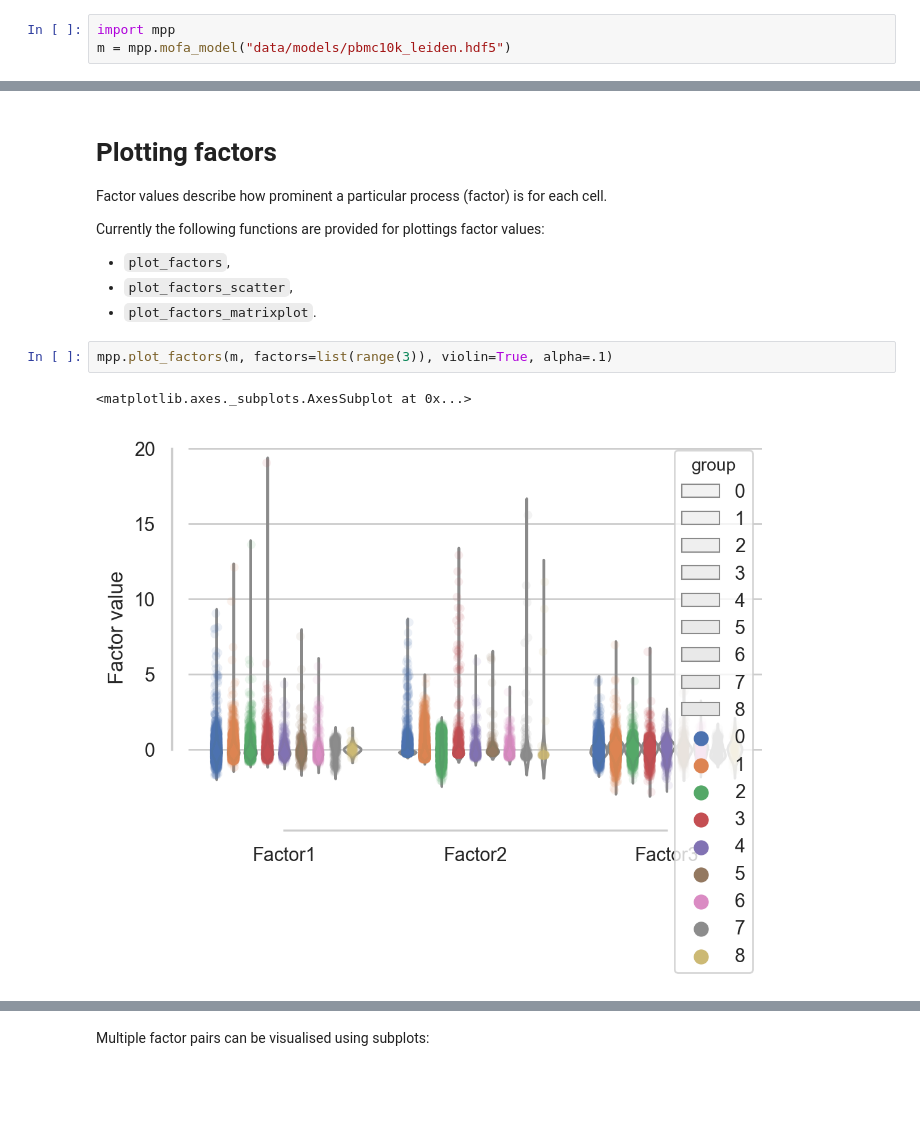
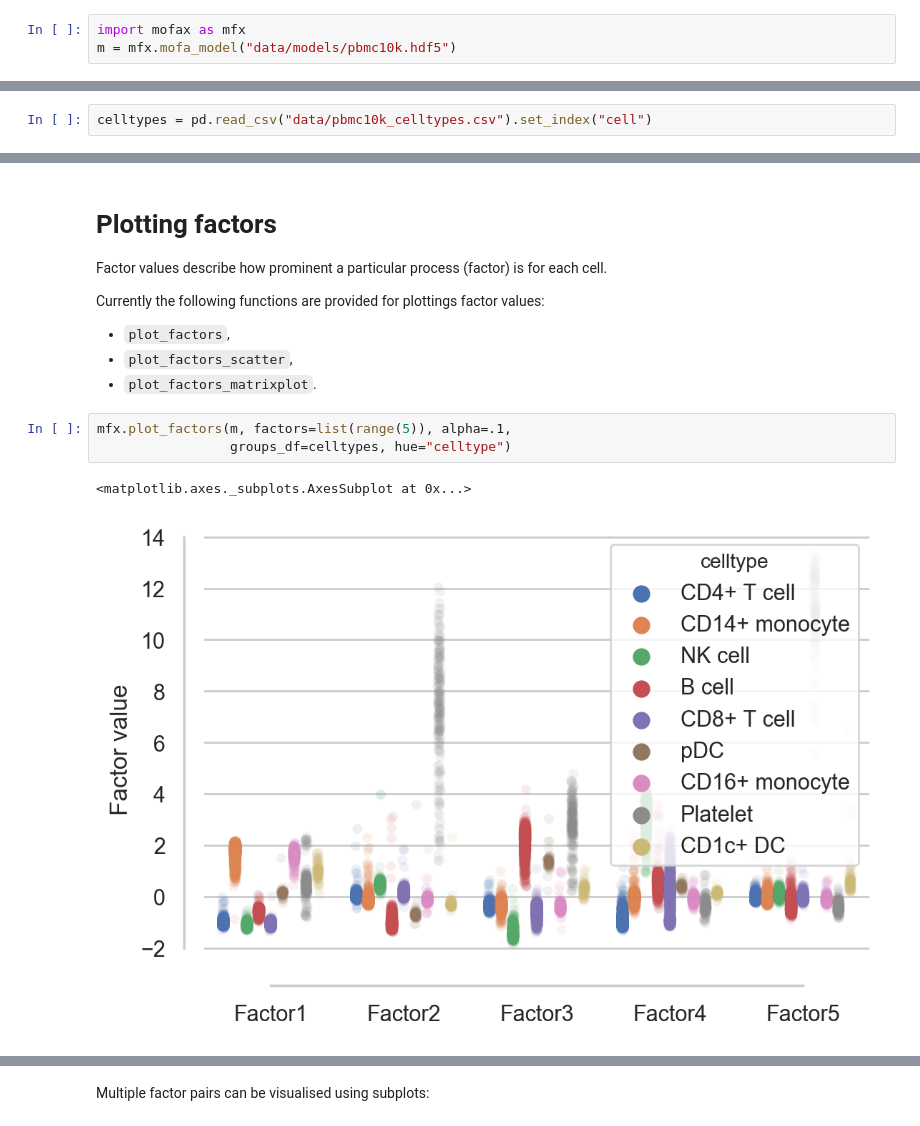
Before and after one commit to bioFAM/mofax, a Jupyter notebook: notebooks/getting_started_pbmc10k.ipynb, the cells around one changed output, grey strips where cells are left out. Saved outputs shown, nothing was run; the diff lists cells and outputs as text; blank space fills up the shorter version.

```diff
--- a/notebooks/getting_started_pbmc10k.ipynb
+++ b/notebooks/getting_started_pbmc10k.ipynb
@@ -50,6 +30,6 @@ Finished processing dependencies for mpp-gtca==0.0.1
 # %%
-import mpp
-m = mpp.mofa_model("data/models/pbmc10k_leiden.hdf5")
+import mofax as mfx
+m = mfx.mofa_model("data/models/pbmc10k.hdf5")
 # %% [markdown]
 This creates a connection to an HDF5 file. According to best practices, it should be closed when the access is not needed anymore by calling `m.close()`.
 # %% [markdown]
@@ -279 +251,3 @@ m.get_r2(factors=list(range(4))).sort_values("R2", ascending=False).head()
+# %%
+celltypes = pd.read_csv("data/pbmc10k_celltypes.csv").set_index("cell")
 # %%
@@ -302,8 +278,9 @@ Currently the following functions are provided for plottings factor values:
 - `plot_factors_scatter`,
 - `plot_factors_matrixplot`.
 # %%
-mpp.plot_factors(m, factors=list(range(3)), violin=True, alpha=.1)
+mfx.plot_factors(m, factors=list(range(5)), alpha=.1,
+                 groups_df=celltypes, hue="celltype")
 # %% [output]
 <matplotlib.axes._subplots.AxesSubplot at 0x...>
-[figure, old version]
+[figure, new version]
 # %%
```
Also changed, not shown: parts of 26 cells of this notebook.
